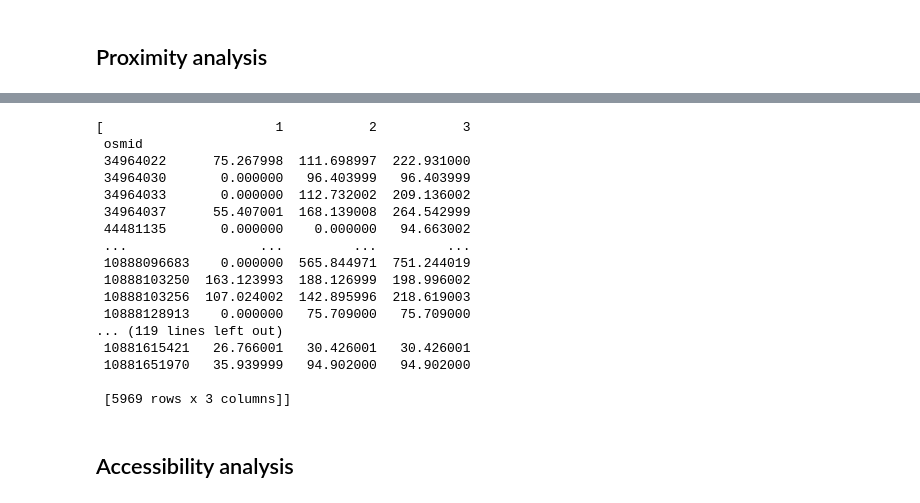
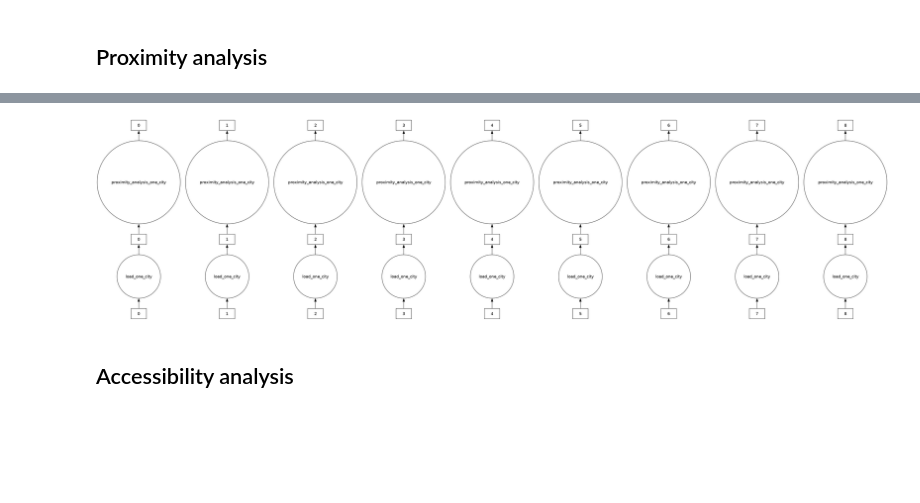
Before and after one commit to RS-DAT/2023-05-22-scalable-GIS, a Jupyter notebook: notebooks/02-accessibility-analysis-multi-city.ipynb, the cells around one changed output, grey strips where cells are left out. Saved outputs shown, nothing was run; the diff lists cells and outputs as text; code cells hidden in the pictures; blank space fills up the shorter version.

```diff
--- a/notebooks/02-accessibility-analysis-multi-city.ipynb
+++ b/notebooks/02-accessibility-analysis-multi-city.ipynb
@@ -90,19 +79,19 @@ def build_network_one_city(gdf_city):
 # %% [markdown]
 ## Proximity analysis
 # %%
-def nearest_pois_one_city(gdf_city):
+def proximity_analysis_one_city(gdf_city):
     # build network
     network = build_network_one_city(gdf_city)
 
     # for all nodes, find 3 closest parks within 800m
-    results = network.nearest_pois(
+    proximity = network.nearest_pois(
         distance=800,
         category="parks",
         num_pois=3,
         include_poi_ids=False
     )
 
-    return results
+    return proximity
 # %%
-bags = db.from_sequence(gdf_cities, npartitions=2)
-results_cities = bags.map(nearest_pois_one_city).compute()
+# bags = db.from_sequence(gdf_cities, npartitions=2)
+proximity_cities = gdf_cities.map(proximity_analysis_one_city)
@@ -127,23 +98,7 @@ Range graph removed 17222 edges of 33344
 # %%
-results_cities
+dask.visualize(proximity_cities)
 # %% [output]
-[                      1           2           3
- osmid
- 34964022      75.267998  111.698997  222.931000
- 34964030       0.000000   96.403999   96.403999
- 34964033       0.000000  112.732002  209.136002
- 34964037      55.407001  168.139008  264.542999
- 44481135       0.000000    0.000000   94.663002
- ...                 ...         ...         ...
- 10888096683    0.000000  565.844971  751.244019
- 10888103250  163.123993  188.126999  198.996002
- 10888103256  107.024002  142.895996  218.619003
- 10888128913    0.000000   75.709000   75.709000
-... (119 lines left out)
- 10881615421   26.766001   30.426001   30.426001
- 10881651970   35.939999   94.902000   94.902000
-
- [5969 rows x 3 columns]]
+[figure, added]
 # %% [markdown]
 ## Accessibility analysis
 # %%
```
Also changed, not shown: parts of 14 cells of this notebook.
